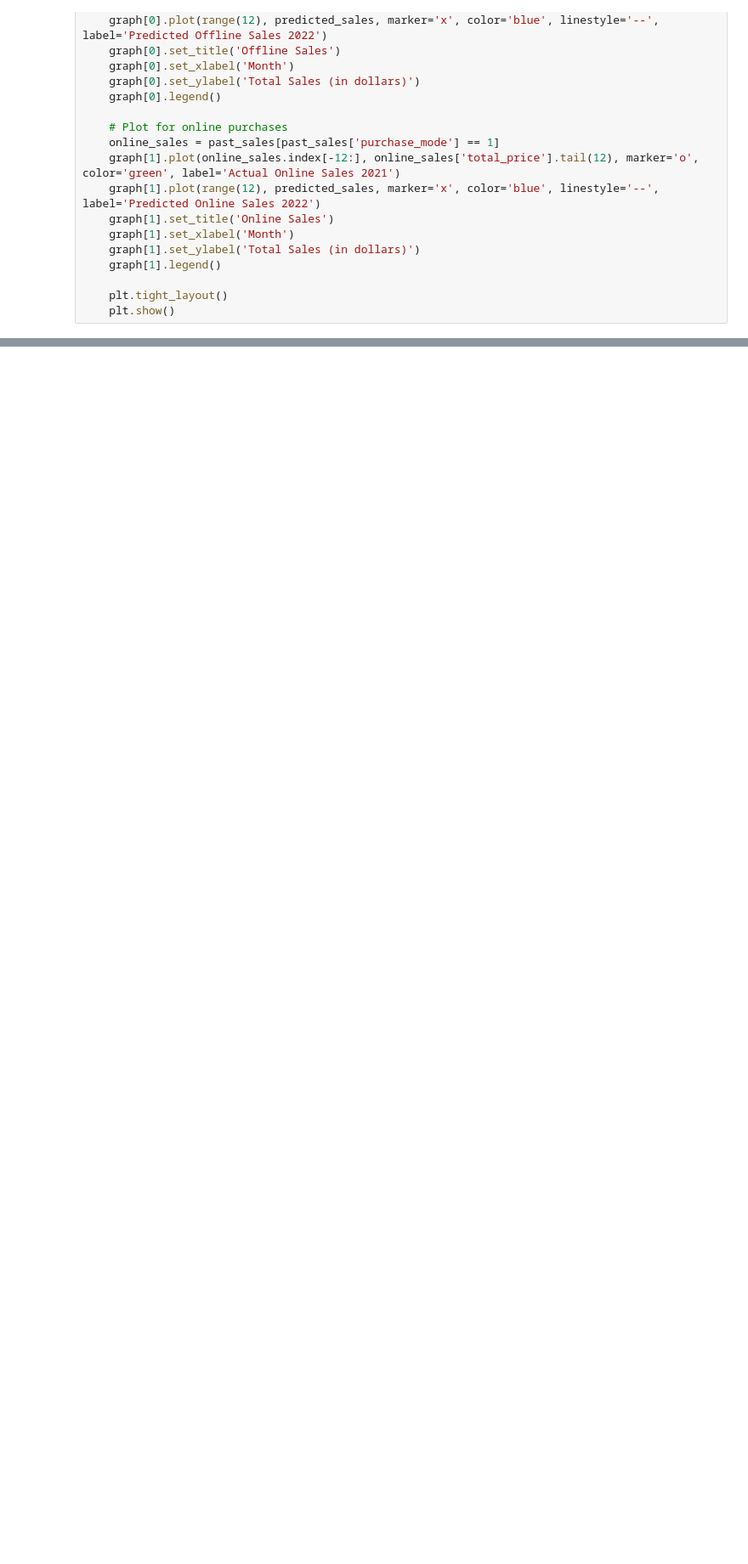
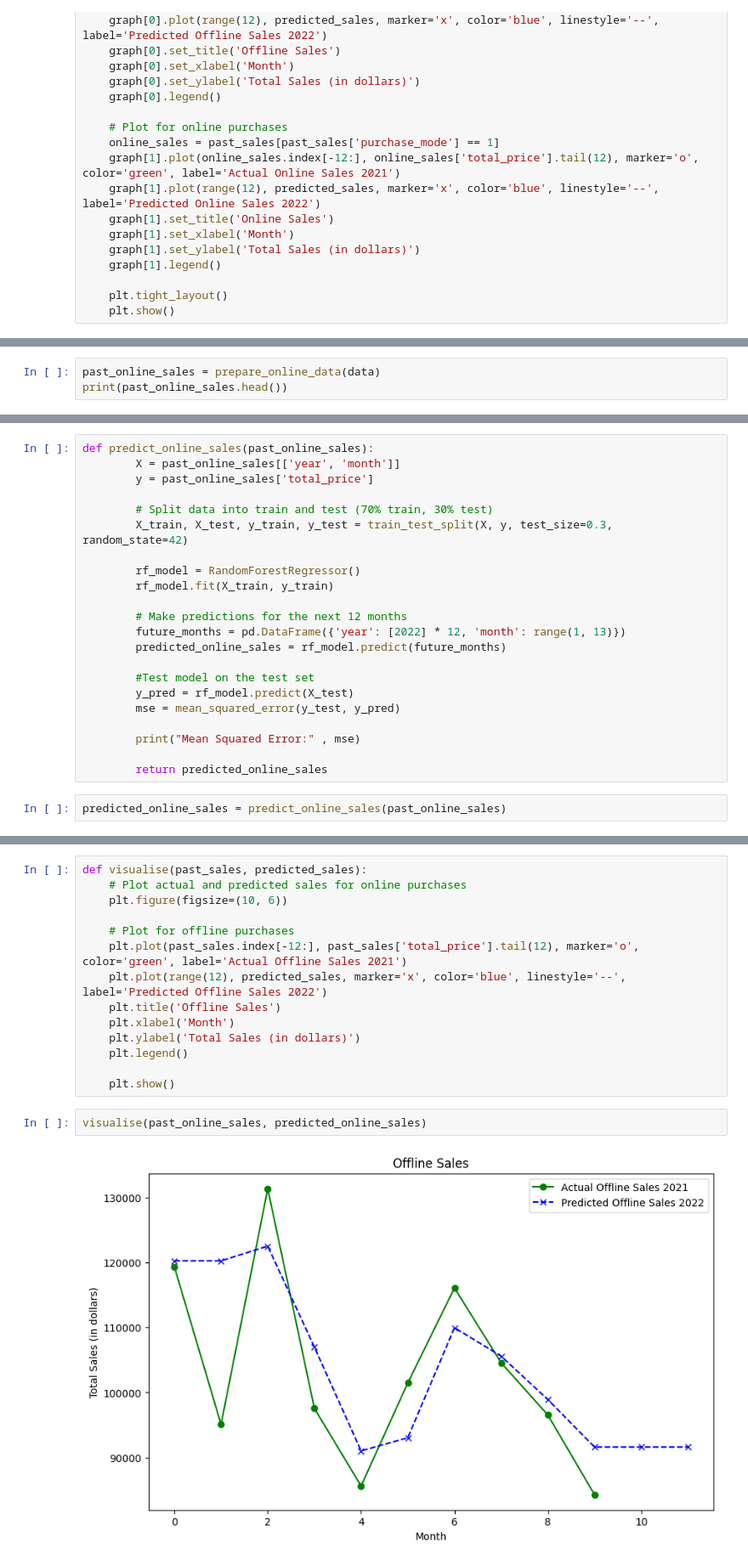
Before and after one commit to BinaryBite/Data-Mining-Project, a Jupyter notebook: sales_prediction.ipynb, the cells around one changed output, grey strips where cells are left out. Shown at 85% size. Saved outputs shown, nothing was run; the diff lists cells and outputs as text; blank space fills up the shorter version.

```diff
--- a/sales_prediction.ipynb
+++ b/sales_prediction.ipynb
@@ -114,0 +137,3 @@ visualise(past_monthly_sales, predicted_monthly_sales)
+# %%
+past_online_sales = prepare_online_data(data)
+print(past_online_sales.head())
@@ -114,0 +153,24 @@ visualise(past_monthly_sales, predicted_monthly_sales)
+# %%
+def predict_online_sales(past_online_sales):
+        X = past_online_sales[['year', 'month']]
+        y = past_online_sales['total_price']
+
+        # Split data into train and test (70% train, 30% test)
+        X_train, X_test, y_train, y_test = train_test_split(X, y, test_size=0.3, random_state=42)
+
+        rf_model = RandomForestRegressor()
+        rf_model.fit(X_train, y_train)
+
+        # Make predictions for the next 12 months
+        future_months = pd.DataFrame({'year': [2022] * 12, 'month': range(1, 13)})
+        predicted_online_sales = rf_model.predict(future_months)
+
+        #Test model on the test set
+        y_pred = rf_model.predict(X_test)
+        mse = mean_squared_error(y_test, y_pred)
+
+        print("Mean Squared Error:" , mse)
+
+        return predicted_online_sales
+# %%
+predicted_online_sales = predict_online_sales(past_online_sales)
@@ -114,0 +181,18 @@ visualise(past_monthly_sales, predicted_monthly_sales)
+# %%
+def visualise(past_sales, predicted_sales):
+    # Plot actual and predicted sales for online purchases
+    plt.figure(figsize=(10, 6))
+
+    # Plot for offline purchases
+    plt.plot(past_sales.index[-12:], past_sales['total_price'].tail(12), marker='o', color='green', label='Actual Offline Sales 2021')
+    plt.plot(range(12), predicted_sales, marker='x', color='blue', linestyle='--', label='Predicted Offline Sales 2022')
+    plt.title('Offline Sales')
+    plt.xlabel('Month')
+    plt.ylabel('Total Sales (in dollars)')
+    plt.legend()
+
+    plt.show()
+# %%
+visualise(past_online_sales, predicted_online_sales)
+# %% [output]
+[figure, added]
```
Also changed, not shown: parts of 13 cells of this notebook, 7 other files.
